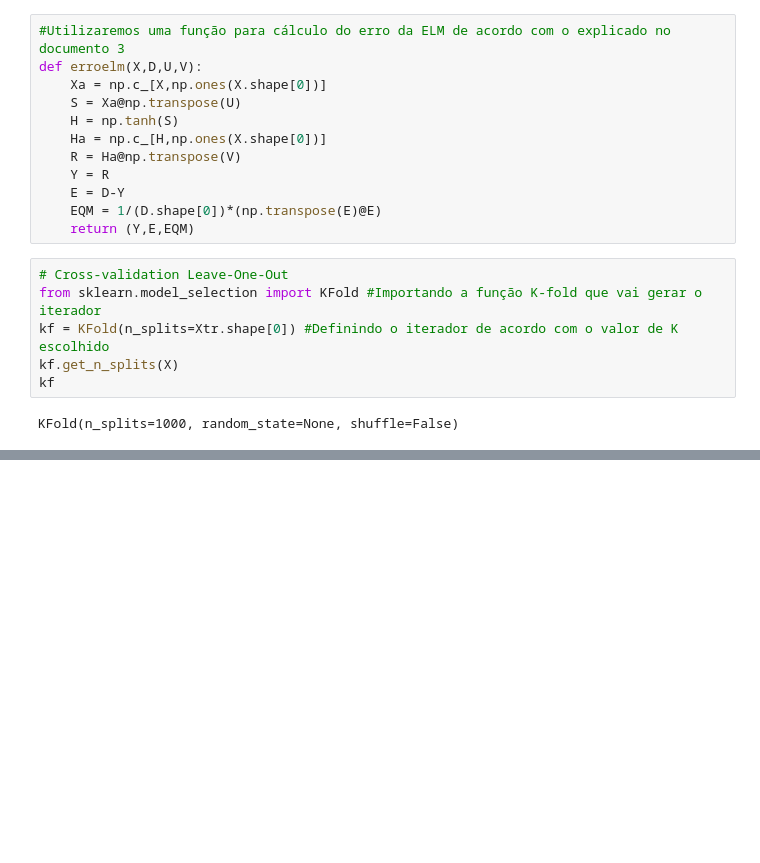
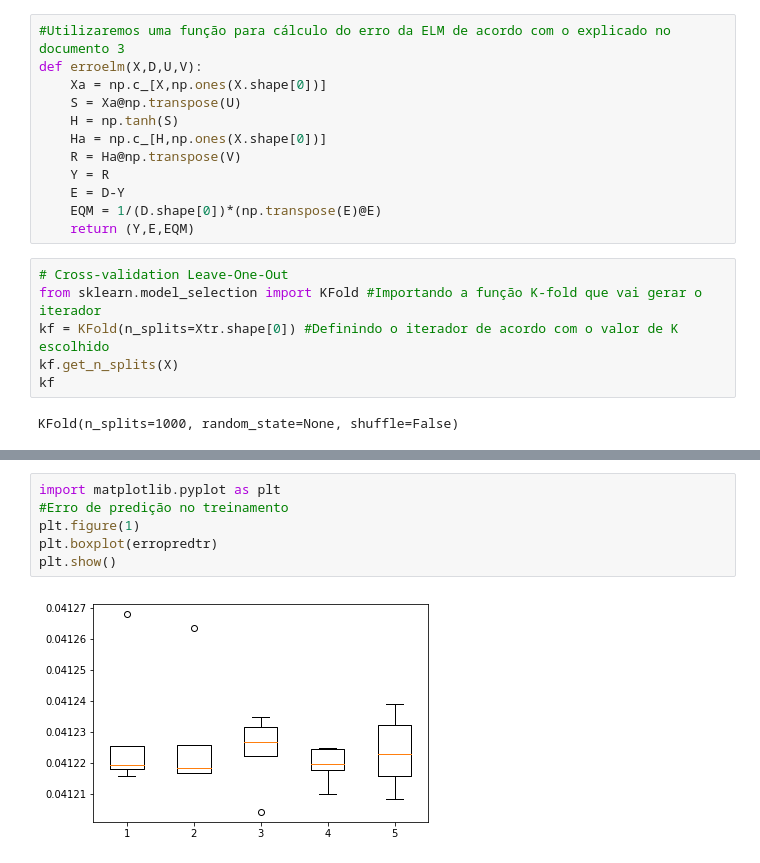
Before and after one commit to cleversonahum/UFPA-RedesNeurais, a Jupyter notebook: 6 - Treinando e testando conjunto usando Cross Validation.ipynb, the cells around one changed output, grey strips where cells are left out. Saved outputs shown, nothing was run; the diff lists cells and outputs as text; blank space fills up the shorter version.

Commit message:
adicionando função de entrada e boxplots

```diff
--- a/6 - Treinando e testando conjunto usando Cross Validation.ipynb
+++ b/6 - Treinando e testando conjunto usando Cross Validation.ipynb
@@ -90,0 +102,8 @@ array([[ 0.04211899,  0.04175102,  0.04208488,  0.04199036,  0.04203372],
+# %%
+import matplotlib.pyplot as plt
+#Erro de predição no treinamento
+plt.figure(1)
+plt.boxplot(erropredtr)
+plt.show()
+# %% [output]
+[figure, added]
```
Also changed, not shown: parts of 8 cells of this notebook.
